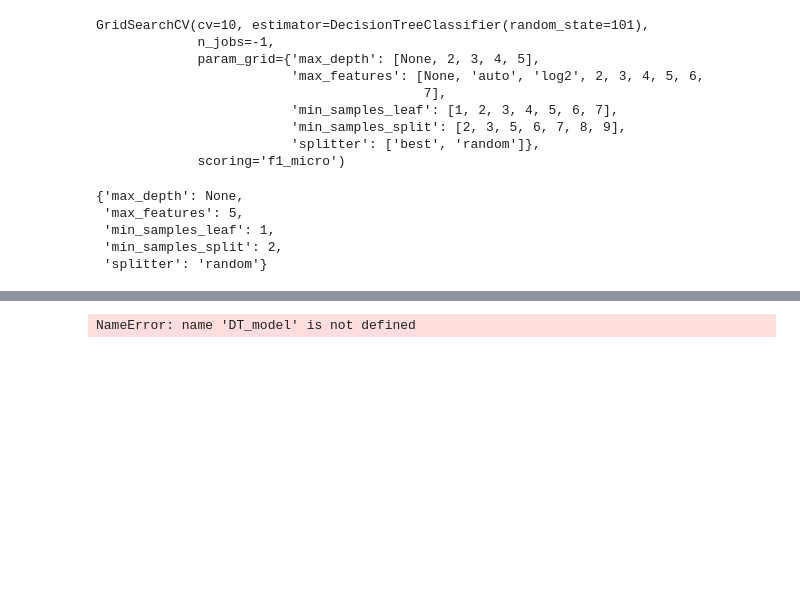
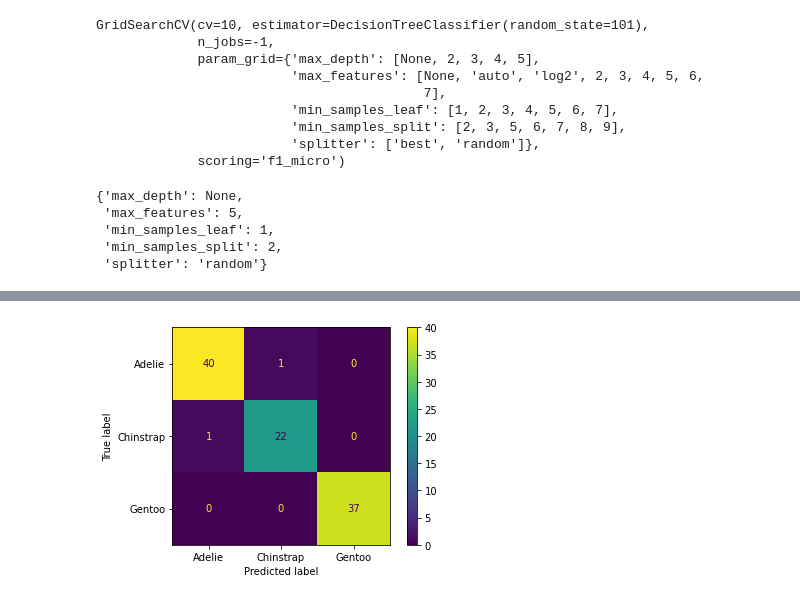
Before and after one commit to veyselaytekin1/Machine_Learning, a Jupyter notebook: Techpro_course/Decision_tree/Decision_tree_kendi tekrarim.ipynb, the cells around one changed output, grey strips where cells are left out. Cells and saved outputs as stored; diff of their text form; code cells hidden in the pictures; blank space fills up the shorter version.

```diff
--- a/Techpro_course/Decision_tree/Decision_tree_kendi tekrarim.ipynb
+++ b/Techpro_course/Decision_tree/Decision_tree_kendi tekrarim.ipynb
@@ -276,3 +276,9 @@ grid_model.best_params_
  'min_samples_leaf': 1,
  'min_samples_split': 2,
  'splitter': 'random'}
+# %%
+model = DecisionTreeClassifier(max_depth=None, max_features=5,min_samples_leaf=1,min_samples_split=2,splitter='random')
+
+#yeni bes parametreler ile model kurdum
+# %%
+model.fit(X_train,y_train)
@@ -293,5 +321,5 @@ def eval_metric(model, X_train, y_train, X_test, y_test):
 # %%
-plot_confusion_matrix(DT_model,X_test,y_test)
+plot_confusion_matrix(model,X_test,y_test)
 plt.show()
 # %% [output]
-NameError: name 'DT_model' is not defined
+[figure, added]
```
Also changed, not shown: parts of 3 cells of this notebook, 2 other files.
